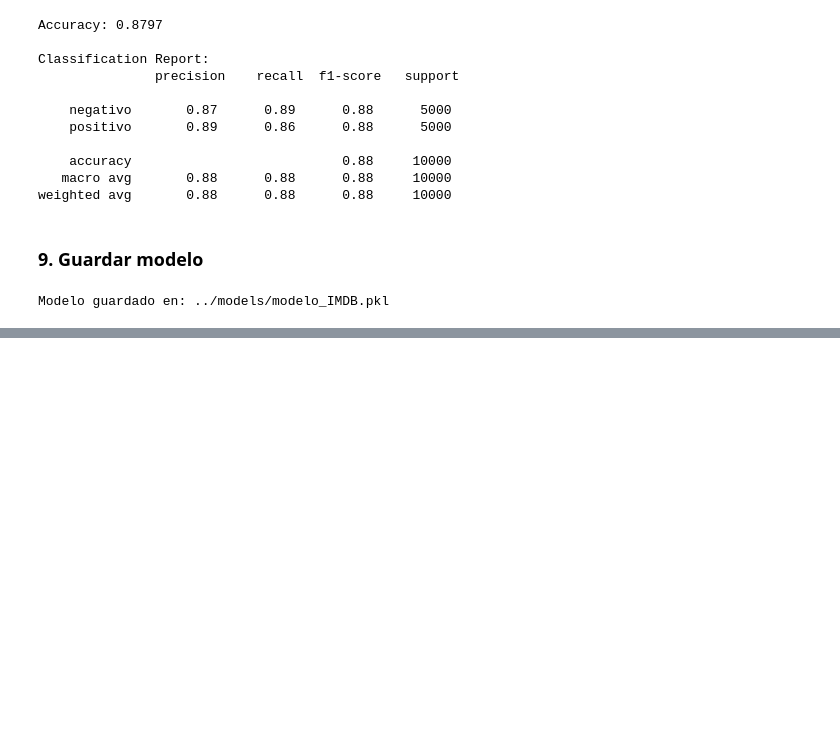
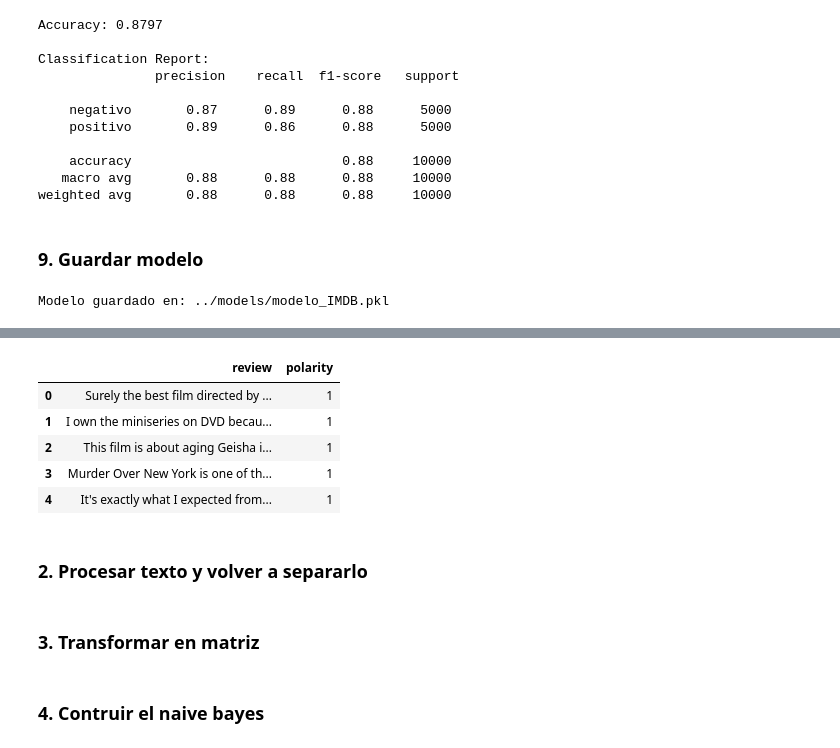
Before and after one commit to magy509/ingenieropg80.Proyecto_final_madre, a Jupyter notebook: src/analisis_feel.ipynb, the cells around one changed output, grey strips where cells are left out. Saved outputs shown, nothing was run; the diff lists cells and outputs as text; code cells hidden in the pictures; blank space fills up the shorter version.

```diff
--- a/src/analisis_feel.ipynb
+++ b/src/analisis_feel.ipynb
@@ -646,0 +670,11 @@ test_texts, test_labels = ds.cargar_reseñas("../data/interim/feeling/aclImdb/te
+# %%
+df_test.head()
+# %% [output]
+|  | review | polarity |
+| 0 | Surely the best film directed by ... | 1 |
+| 1 | I own the miniseries on DVD becau... | 1 |
+| 2 | This film is about aging Geisha i... | 1 |
+| 3 | Murder Over New York is one of th... | 1 |
+| 4 | It's exactly what I expected from... | 1 |
+# %% [markdown]
+### 2. Procesar texto y volver a separarlo
@@ -646,0 +690,2 @@ test_texts, test_labels = ds.cargar_reseñas("../data/interim/feeling/aclImdb/te
+# %% [markdown]
+### 3. Transformar en matriz
@@ -646,0 +696,2 @@ test_texts, test_labels = ds.cargar_reseñas("../data/interim/feeling/aclImdb/te
+# %% [markdown]
+### 4. Contruir el naive bayes
```
Also changed, not shown: parts of 17 cells of this notebook.
